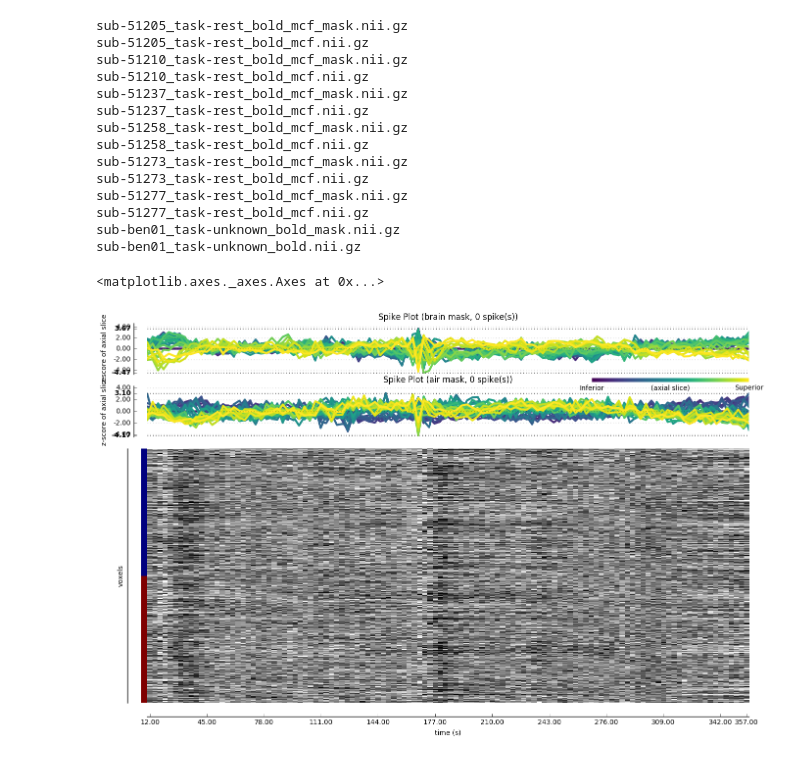
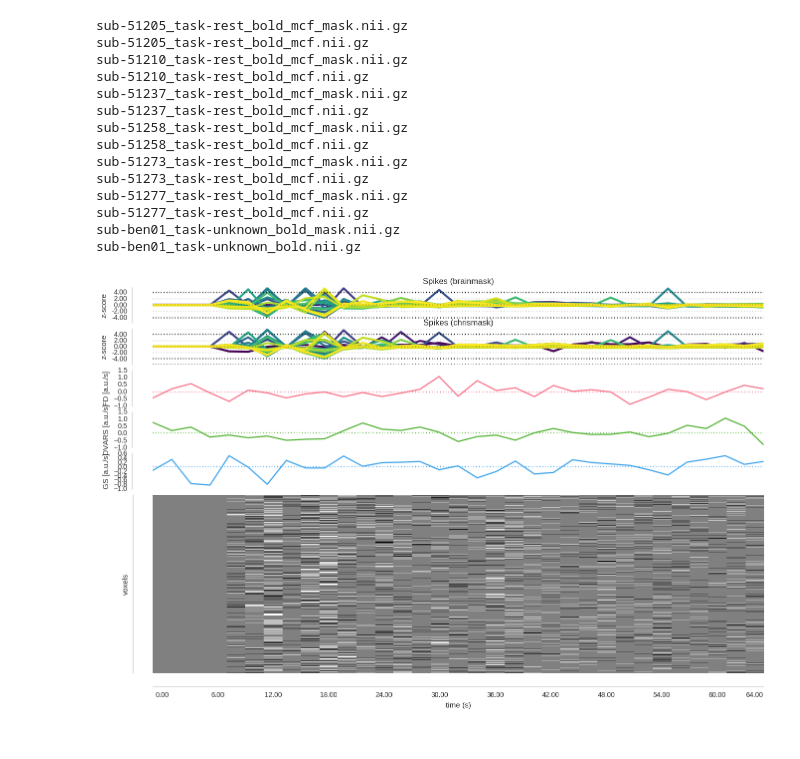
Before and after one commit to nipreps/mriqc, a Jupyter notebook: notebooks/QualityAssessment.ipynb, the cells around one changed output. Saved outputs shown, nothing was run; the diff lists cells and outputs as text; code cells hidden in the pictures.

Commit message:
new fMRIPlot class

```diff
--- a/notebooks/QualityAssessment.ipynb
+++ b/notebooks/QualityAssessment.ipynb
@@ -30,35 +30,23 @@ sub-ben01_task-unknown_bold.nii.gz
 sub_id = '51205'
 func_name = op.abspath('./data/sub-ben01_task-unknown_bold.nii.gz')
 mask_name = op.abspath('./data/sub-ben01_task-unknown_bold_mask.nii.gz')
-#func_name = op.abspath('./data/sub-{}_task-rest_bold_mcf.nii.gz'.format(sub_id))
-mask_name = op.abspath('./data/sub-{}_task-rest_bold_mcf_mask.nii.gz'.format(sub_id))
-func_name = './ABIDE-BIDS/sub-{0}/func/sub-{0}_task-rest_bold.nii.gz'.format(sub_id)
-
-func_nii = nb.load(func_name)
-mask_nii = nb.load(mask_name)
-func_data = func_nii.get_data()
-mask_data = mask_nii.get_data()
-func_shape = func_data.shape
-ntsteps = func_shape[-1]
-tr = func_nii.get_header().get_zooms()[-1]
-
-fake_seg = np.random.choice([1, 2, 3], size=mask_data.shape) * mask_data
+#mask_name = op.abspath('./data/sub-{}_task-rest_bold_mcf_mask.nii.gz'.format(sub_id))
+#func_name = './ABIDE-BIDS/sub-{0}/func/sub-{0}_task-rest_bold.nii.gz'.format(sub_id)
+ntsteps = nb.load(func_name).get_shape()[-1]
 # %%
-sp_if = Spikes(in_file=func_name, in_mask=mask_name)
+sp_if = Spikes(in_file=func_name, in_mask=mask_name, out_tsz='brain.txt')
 res = sp_if.run()
+
+sp_if2 = Spikes(in_file=func_name, automask='chris', out_tsz='chris.txt', no_zscore=False)
+res2 = sp_if2.run()
-# %%
-from mriqc.viz.fmriplots import spikesplot, spikesplot_cb, fmricarpetplot
-fig = plt.figure(figsize=(16,10))
-outer_grid = mgs.GridSpec(3, 1, wspace=0.0, hspace=0.1, height_ratios=[1, 1, 5])
-
-nspikes = res.outputs.num_spikes
-spikesplot(res.outputs.out_brain_tsz, title='Spike Plot (brain mask, %d spike(s))' % nspikes, tr=tr,
-           outer_gs=outer_grid[0])
-spikesplot(res.outputs.out_bg_tsz, title='Spike Plot (air mask, %d spike(s))' % nspikes, tr=tr,
-           outer_gs=outer_grid[1])
-fmricarpetplot(func_data, fake_seg, outer_grid[2], tr=tr)
-
-spikesplot_cb([0.7, 0.78, 0.2, 0.008])
-# %% [output]
-<matplotlib.axes._axes.Axes at 0x...>
-[figure, removed]
+# %%
+from mriqc.viz.fmriplots import fMRIPlot
+myplot = fMRIPlot(func_name, mask_name)
+myplot.add_spikes(res.outputs.out_tsz, 'Spikes (brainmask)')
+myplot.add_spikes(res2.outputs.out_tsz, 'Spikes (chrismask)')
+myplot.add_confounds(np.random.normal(size=(ntsteps,)), 'FD')
+myplot.add_confounds(np.random.normal(size=(ntsteps,)), 'DVARS')
+myplot.add_confounds(np.random.normal(size=(ntsteps,)), 'GS')
+myplot.plot()
+# %% [output]
+[figure, added]
```
Also changed, not shown: 3 other files.
